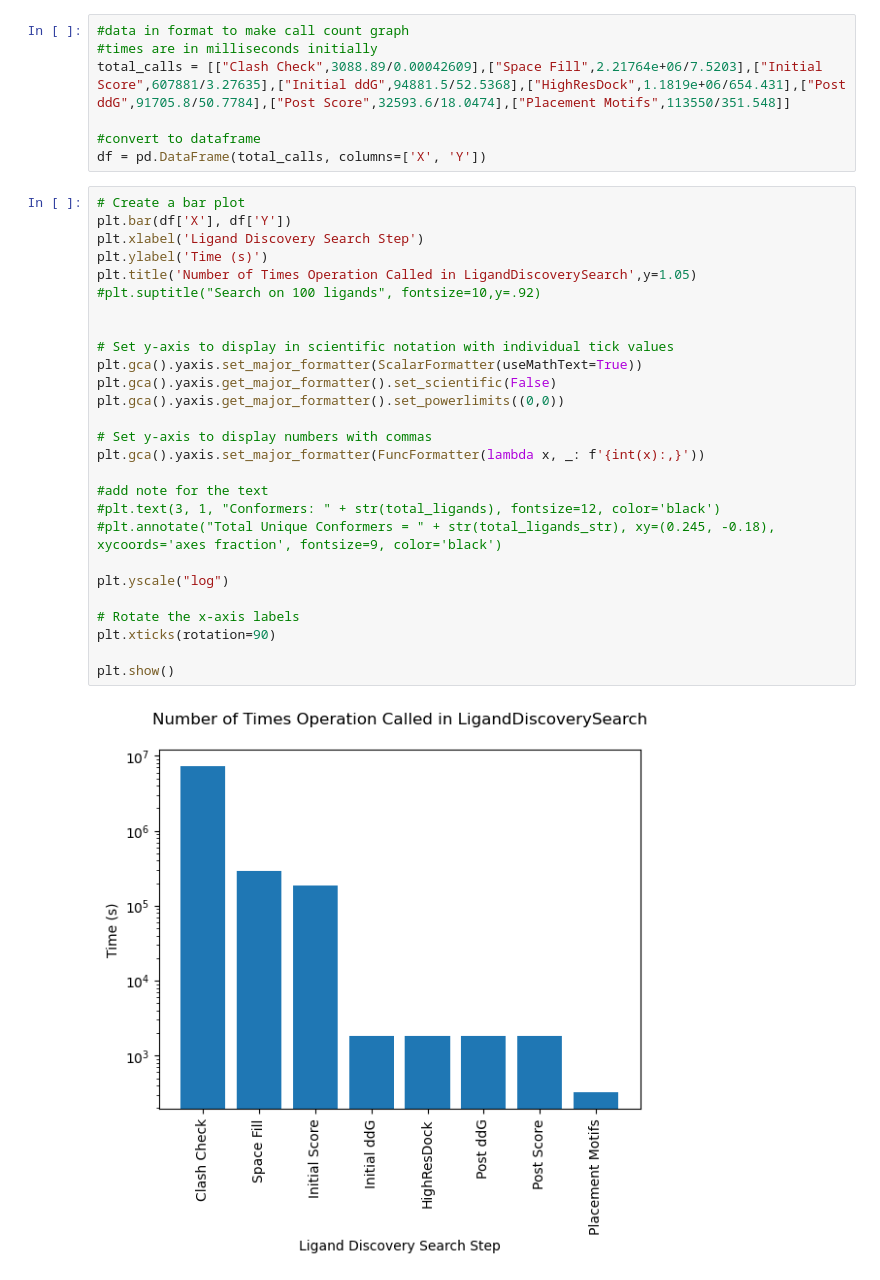
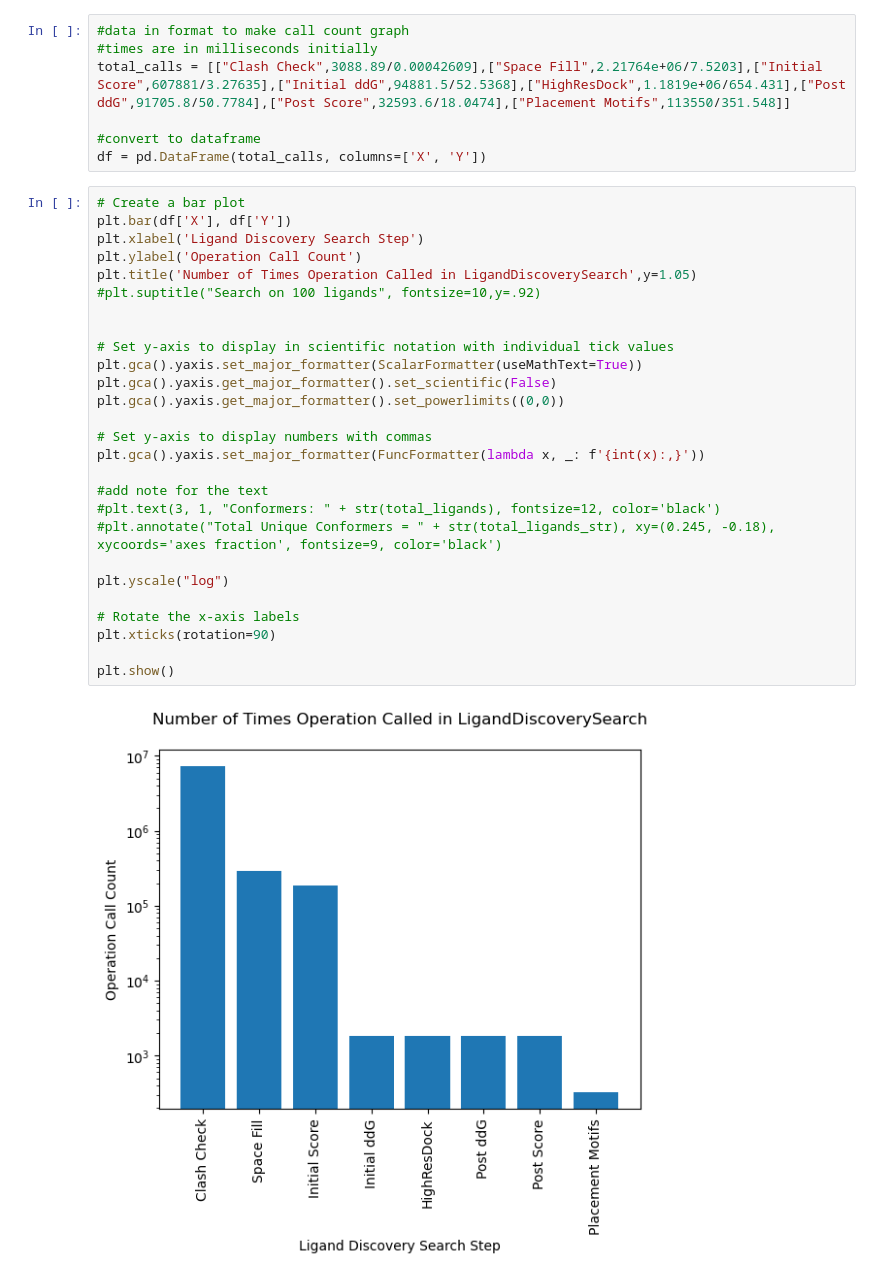
Before and after one commit to toadlover/ginsparg_thymelab_thesis, a Jupyter notebook: jupyter_notebooks/figure_making/LDS_breakpoint_timing.ipynb, the cells around one changed output. Cells and saved outputs as stored; diff of their text form.

Commit message:
fixing axis on operation call graph

```diff
--- a/jupyter_notebooks/figure_making/LDS_breakpoint_timing.ipynb
+++ b/jupyter_notebooks/figure_making/LDS_breakpoint_timing.ipynb
@@ -127,29 +127,29 @@ df = pd.DataFrame(total_calls, columns=['X', 'Y'])
 # %%
 # Create a bar plot
 plt.bar(df['X'], df['Y'])
 plt.xlabel('Ligand Discovery Search Step')
-plt.ylabel('Time (s)')
+plt.ylabel('Operation Call Count')
 plt.title('Number of Times Operation Called in LigandDiscoverySearch',y=1.05)
 #plt.suptitle("Search on 100 ligands", fontsize=10,y=.92)
 
 
 # Set y-axis to display in scientific notation with individual tick values
 plt.gca().yaxis.set_major_formatter(ScalarFormatter(useMathText=True))
 plt.gca().yaxis.get_major_formatter().set_scientific(False)
 plt.gca().yaxis.get_major_formatter().set_powerlimits((0,0))
 
 # Set y-axis to display numbers with commas
 plt.gca().yaxis.set_major_formatter(FuncFormatter(lambda x, _: f'{int(x):,}'))
 
 #add note for the text
 #plt.text(3, 1, "Conformers: " + str(total_ligands), fontsize=12, color='black')
 #plt.annotate("Total Unique Conformers = " + str(total_ligands_str), xy=(0.245, -0.18), xycoords='axes fraction', fontsize=9, color='black')
 
 plt.yscale("log")
 
 # Rotate the x-axis labels
 plt.xticks(rotation=90)
 
 plt.show()
 # %% [output]
-[figure, old version]
+[figure, new version]
```
